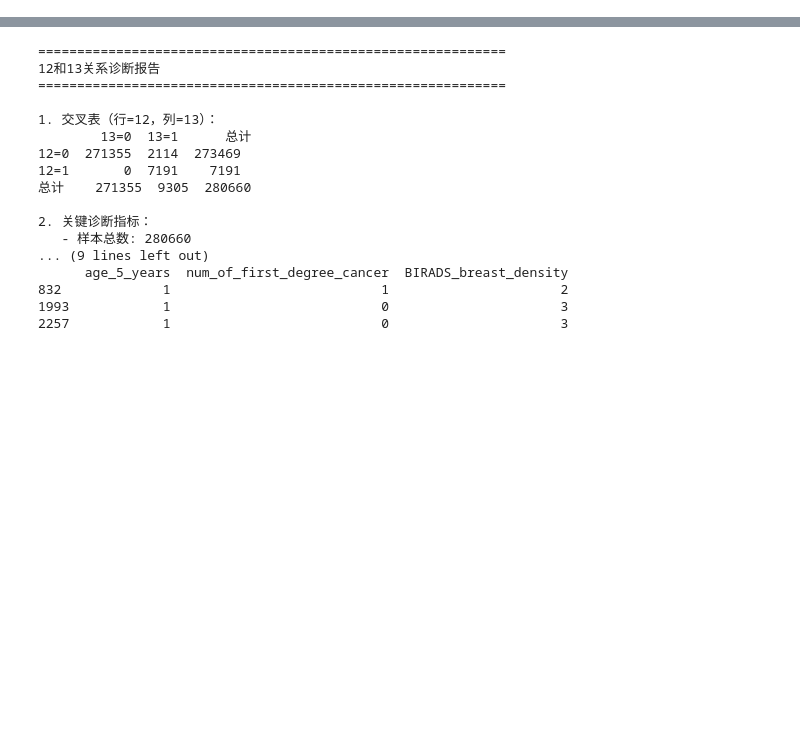
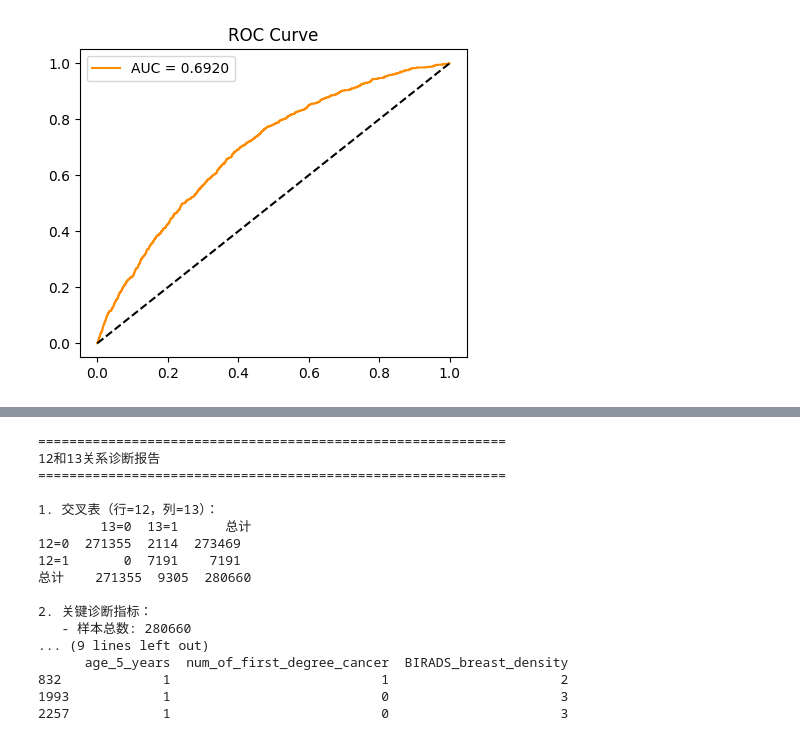
Before and after one commit to HMS-Cleveland/Questionary_logist, a Jupyter notebook: 非线性逻辑回归_附带2个患癌.ipynb, the cells around one changed output, grey strips where cells are left out. Cells and saved outputs as stored; diff of their text form; code cells hidden in the pictures; blank space fills up the shorter version.

```diff
--- a/非线性逻辑回归_附带2个患癌.ipynb
+++ b/非线性逻辑回归_附带2个患癌.ipynb
@@ -2,0 +290,83 @@
+# %%
+import pandas as pd
+import numpy as np
+import shap
+import matplotlib.pyplot as plt
+import seaborn as sns
+import time
+import warnings
+from itertools import combinations
+from math import factorial
+from tqdm.auto import tqdm
+
+from sklearn.preprocessing import PolynomialFeatures, StandardScaler, OneHotEncoder, OrdinalEncoder
+from sklearn.compose import ColumnTransformer
+from sklearn.linear_model import LogisticRegression
+from sklearn.model_selection import train_test_split
+from sklearn.metrics import roc_curve, auc
+from sklearn.pipeline import Pipeline
+
+#warnings.filterwarnings("ignore")
+
+# ==================================================================
+# 1. 环境准备与数据加载 (严格保留随机种子和样本选择)
+# ==================================================================
+FILE_PATH = '/content/drive/MyDrive/公开数据集/risk.txt'
+usecols = [0, 1, 2, 3, 5, 6, 7, 8, 11, 12, 13]
+names = ['menopause', 'age_5_years', 'BIRADS_breast_density', 'ethnic', 'bmi',
+         'first_birth', 'num_of_first_degree_cancer', 'breast_surgery',
+         'hormone_therapy', 'diagnosis_12', 'diagnosis_13']
+
+try:
+    data = pd.read_csv(FILE_PATH, sep=r'\s+', header=None, usecols=usecols, names=names)
+except:
+    print("⚠️ 自动生成模拟数据用于环境运行...")
+    np.random.seed(42)
+    data = pd.DataFrame(np.random.randint(0, 5, size=(1000, len(names))), columns=names)
+    data['diagnosis_12'] = np.random.randint(0, 2, 1000)
+    data['diagnosis_13'] = np.random.randint(0, 2, 1000)
+
+for col in ['menopause', 'age_5_years', 'BIRADS_breast_density', 'ethnic', 'bmi',
+            'first_birth', 'num_of_first_degree_cancer', 'breast_surgery', 'hormone_therapy']:
+    data[col] = data[col].astype(str).replace('9', 'unknown')
+
+data['diagnosis'] = (data['diagnosis_12'].astype(int) | data['diagnosis_13'].astype(int)).astype(int)
+data = data.drop(columns=['diagnosis_12', 'diagnosis_13'])
+X, y = data.drop(columns=['diagnosis']), data['diagnosis']
+feature_names = X.columns.tolist()
+M = len(feature_names) # 9
+
+X_temp, X_test, y_temp, y_test = train_test_split(X, y, test_size=0.1, stratify=y, random_state=42)
+X_train, _, y_train, _ = train_test_split(X_temp, y_temp, test_size=0.1111, stratify=y_temp, random_state=42)
+
+# ==================================================================
+# 2. 模型训练与底层引擎预编译
+# ==================================================================
+preprocessor = ColumnTransformer([
+    ('ord', OrdinalEncoder(handle_unknown='use_encoded_value', unknown_value=-1),
+     ['age_5_years', 'BIRADS_breast_density', 'bmi', 'num_of_first_degree_cancer']),
+    ('nom', OneHotEncoder(handle_unknown='ignore', sparse_output=False),
+     ['ethnic', 'first_birth']),
+    ('bin', OrdinalEncoder(handle_unknown='use_encoded_value', unknown_value=-1),
+     ['menopause', 'breast_surgery', 'hormone_therapy']),
+])
+
+model_pipeline = Pipeline([
+    ('prep', preprocessor),
+    #('poly', PolynomialFeatures(degree=2, include_bias=False)),
+    ('scaler', StandardScaler()),
+    ('logreg', LogisticRegression(penalty='l2',C=0.01, max_iter=5000, class_weight='balanced', random_state=42))
+])
+model_pipeline.fit(X_train, y_train)
+
+# --- AUC 绘图展示 ---
+y_prob = model_pipeline.predict_proba(X_test)[:, 1]
+fpr, tpr, _ = roc_curve(y_test, y_prob)
+plt.figure(figsize=(5, 4))
+plt.plot(fpr, tpr, color='darkorange', label=f'AUC = {auc(fpr, tpr):.4f}')
+plt.plot([0, 1], [0, 1], 'k--')
+plt.title('ROC Curve')
+plt.legend()
+plt.show()
+# %% [output]
+[figure, added]
```
Also changed, not shown: parts of 8 cells of this notebook.
